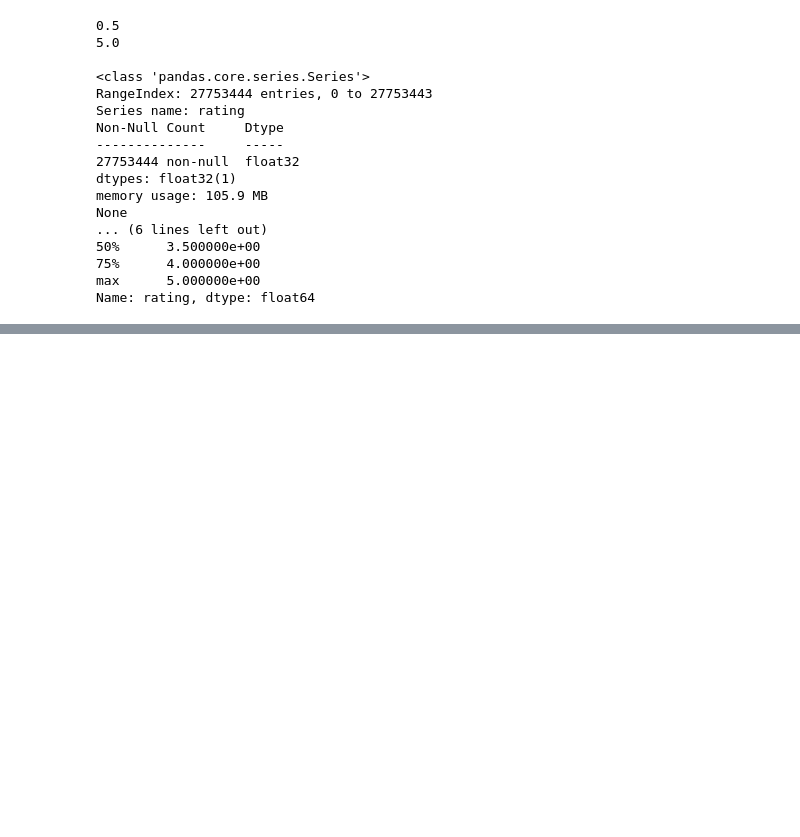
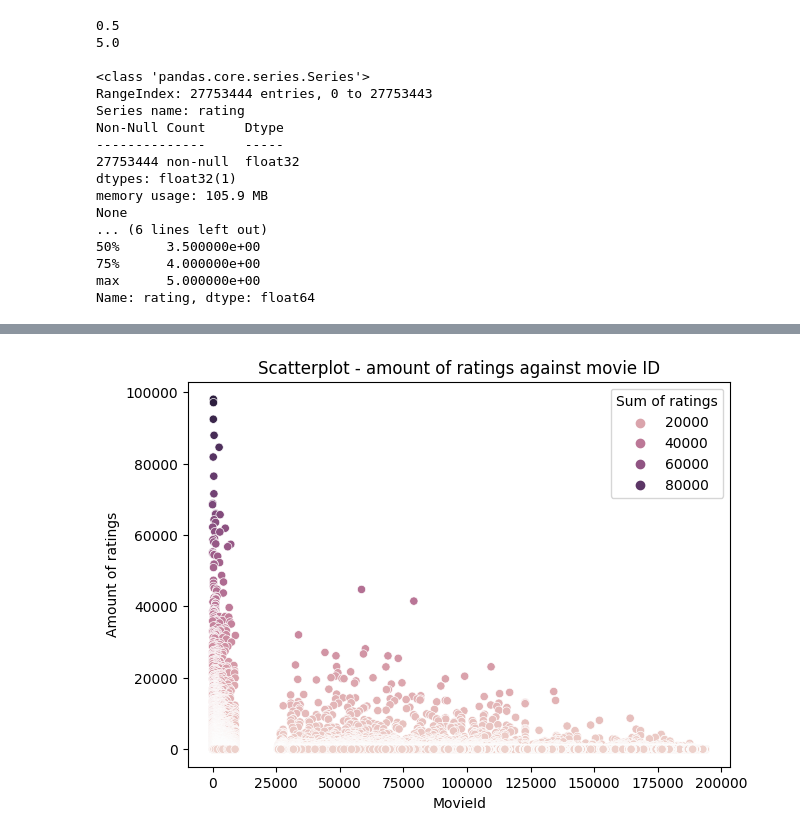
Before and after one commit to SauronGunnars/Machine-learning-Sara-Gunnars, a Jupyter notebook: Lab/recommender_system.ipynb, the cells around one changed output, grey strips where cells are left out. Saved outputs shown, nothing was run; the diff lists cells and outputs as text; code cells hidden in the pictures; blank space fills up the shorter version.

```diff
--- a/Lab/recommender_system.ipynb
+++ b/Lab/recommender_system.ipynb
@@ -260,0 +269,3 @@ Name: rating, dtype: float64
+# %%
+rating_count = df_ratings.groupby(by = 'movieId', as_index = False)['rating'].count() #grouping data by movieId and counting amounts of ratings
+rating_count
@@ -260,0 +286,14 @@ Name: rating, dtype: float64
+# %%
+most_rated_movies = rating_count.sort_values(['rating'], ascending=False) #sorts values on ratings high --> low
+most_rated_movies = most_rated_movies.reset_index() #resetting index
+most_rated_movies = most_rated_movies.rename(columns= {'index': 'original index'}) #keeping old index information but reassigning actual row index to match order df
+# %%
+plt.figure(figsize= (7,5))
+sns.scatterplot(data = most_rated_movies, y= 'rating', x = 'movieId', hue = 'rating').set(title = 'Scatterplot - amount of ratings against movie ID') #loading x,y axis and setting title
+plt.xlabel("MovieId") # X label title
+plt.ylabel("Amount of ratings") #y label title
+plt.legend(title = 'Sum of ratings')
+
+plt.show()
+# %% [output]
+[figure, added]
```
Also changed, not shown: parts of 10 cells of this notebook.
